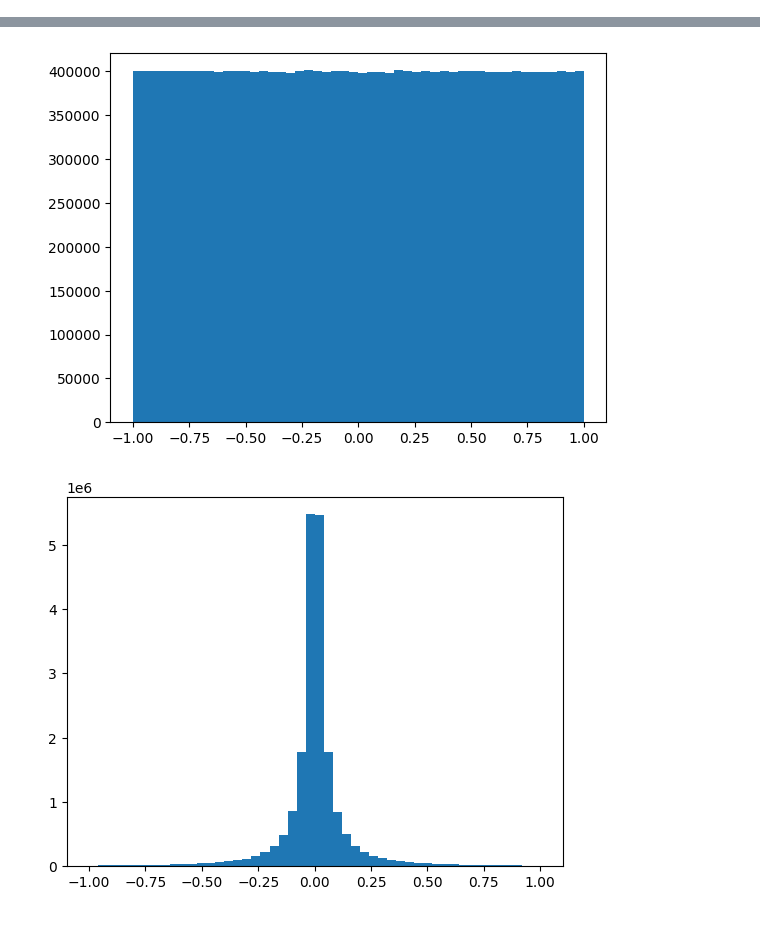
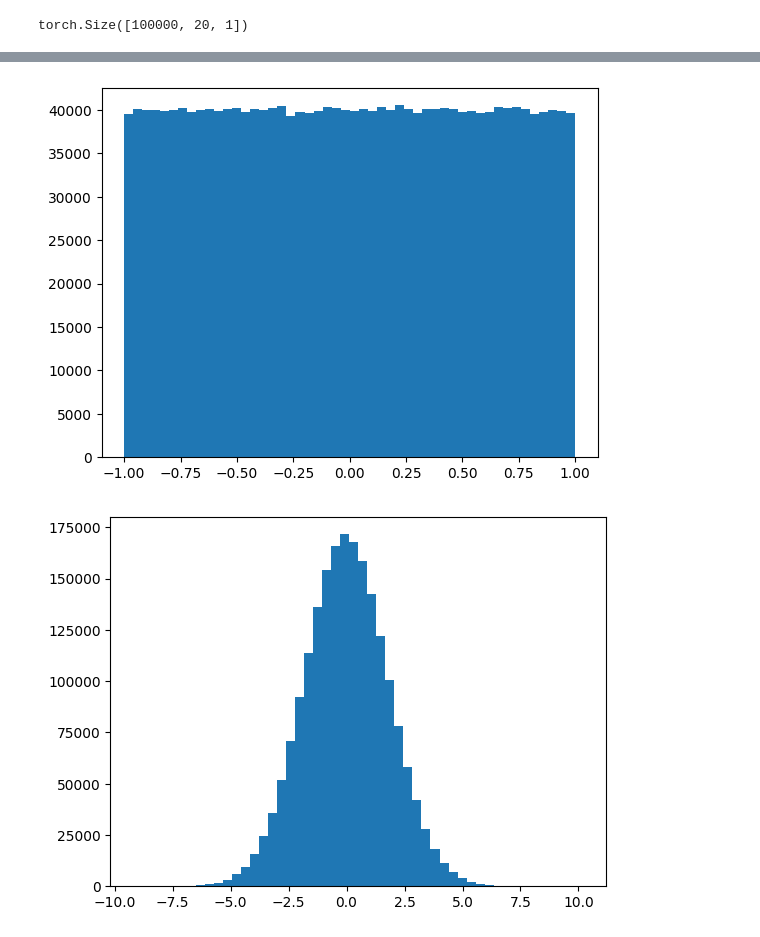
Before and after one commit to wilcoxsonm21/CS182Project, a Jupyter notebook: src/explore_polynomial_generation.ipynb, the cells around one changed output, grey strips where cells are left out. Cells and saved outputs as stored; diff of their text form; code cells hidden in the pictures.

```diff
--- a/src/explore_polynomial_generation.ipynb
+++ b/src/explore_polynomial_generation.ipynb
@@ -33,9 +40,10 @@ KeyboardInterrupt:
 # %%
-import numpy as np
 from tasks import get_task_sampler, ChebyshevKernelLinearRegression
-data =  data_sampler.sample_xs(20, 1000000, 1)
-task = ChebyshevKernelLinearRegression(n_dims=1, batch_size=1000000, basis_dim=11, different_degrees=True, lowest_degree=1, highest_degree=11)
-ys = task.evaluate(data, noise=False).squeeze()
+data =  data_sampler.sample_xs(20, 100000, 1)
+#task = PolynomialSharedRoots(n_dims=1, batch_size=100000, basis_dim=1, degree=5)
+task = ChebyshevKernelLinearRegression(n_dims=1, batch_size=100000, basis_dim=5,lowest_degree=5, highest_degree=5)
+print(data.shape)
+ys = task.evaluate(data).squeeze()
 ys = ys.reshape(-1)
 data = data.reshape(-1)
 plt.hist(data, bins=50)
@@ -53,8 +61,9 @@ ax = fig.add_subplot(111)
 counts,xedges,yedges,img = ax.hist2d(data,ys, bins=[30,30])
 plt.xlabel("x")
 plt.ylabel("y")
-plt.title("Histogram of (x, y) values from 20 points from 1 Million Sampled Polynomials")
+plt.title("Histogram of (x, y) values from 20 points from 100k Sampled Polynomials")
 plt.xlim([-1, 1])
 plt.colorbar(img)
 plt.show()
 # %% [output]
+torch.Size([100000, 20, 1])
@@ -62,2 +71,2 @@ plt.show()
-[figure, old version]
+[figure, new version]
-[figure, old version]
+[figure, new version]
```
Also changed, not shown: parts of 4 cells of this notebook, 7 other files.
